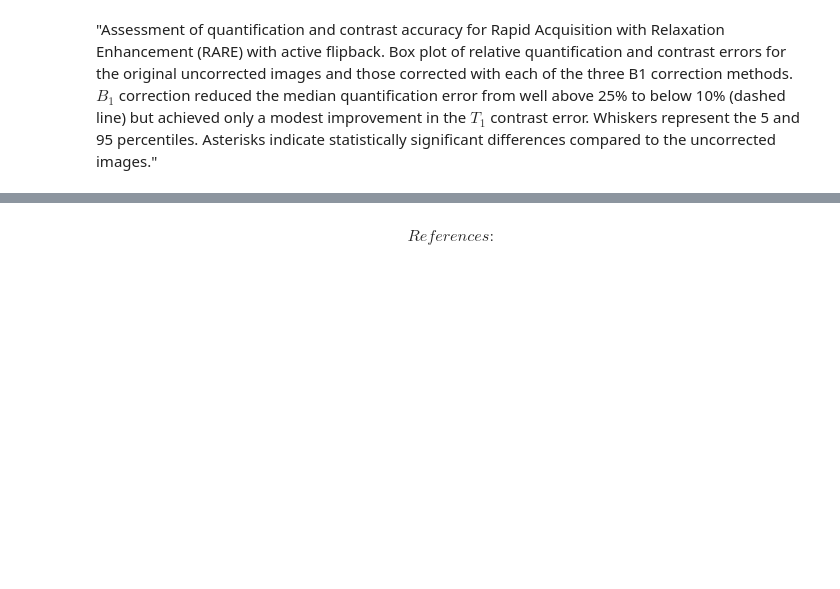
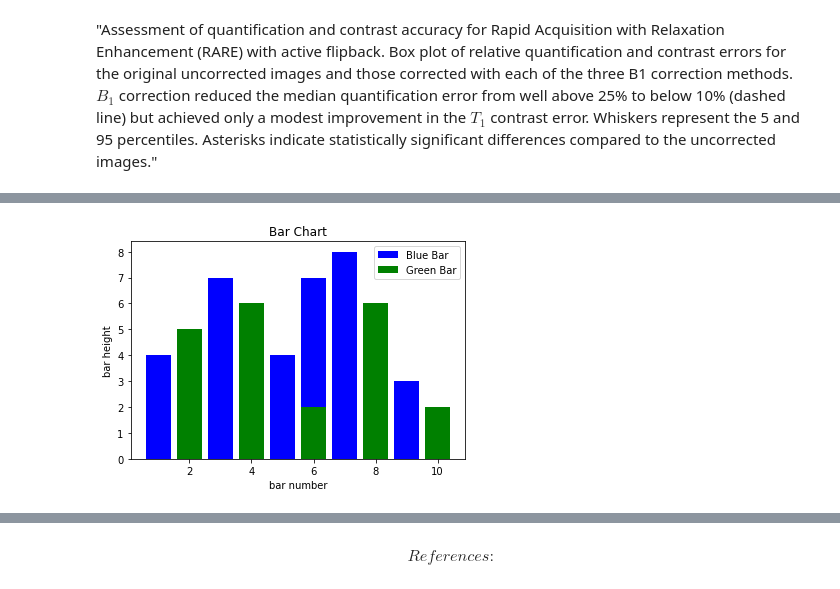
Before and after one commit to proekti96/ProektIKT, a Jupyter notebook: Notebook.ipynb, the cells around one changed output, grey strips where cells are left out. Cells and saved outputs as stored; diff of their text form; code cells hidden in the pictures; blank space fills up the shorter version.

```diff
--- a/Notebook.ipynb
+++ b/Notebook.ipynb
@@ -81,0 +95,16 @@ $B_1$ correction for cryogenically cooled radiofrequency probes (CRP) images of
+# %%
+import matplotlib.pyplot as plt
+x1 = [1, 3, 4, 5, 6, 7, 9]
+y1 = [4, 7, 2, 4, 7, 8, 3]
+x2 = [2, 4, 6, 8, 10]
+y2 = [5, 6, 2, 6, 2]
+plt.bar(x1, y1, label="Blue Bar", color='b')
+plt.bar(x2, y2, label="Green Bar", color='g')
+plt.plot()
+plt.xlabel("bar number")
+plt.ylabel("bar height")
+plt.title("Bar Chart")
+plt.legend()
+plt.show()
+# %% [output]
+[figure, added]
```
Also changed, not shown: parts of 17 cells of this notebook, 1 other file.
